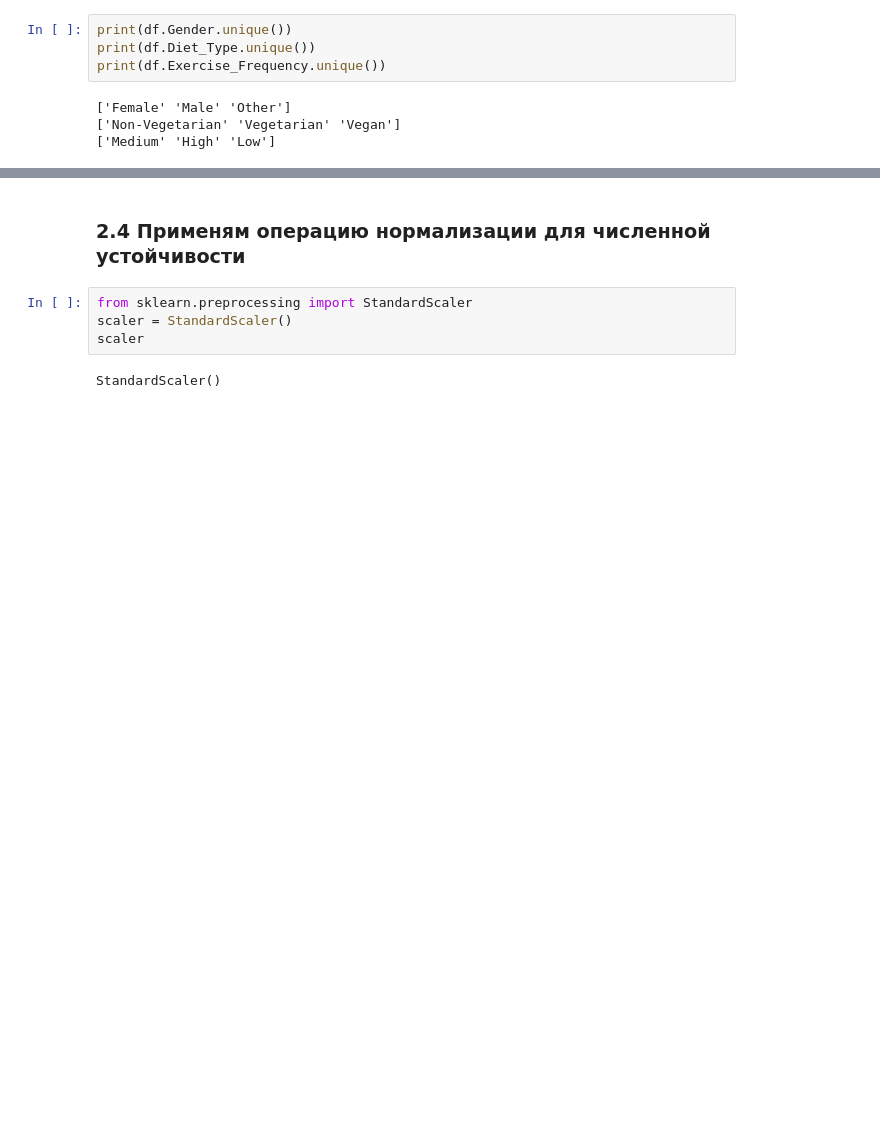
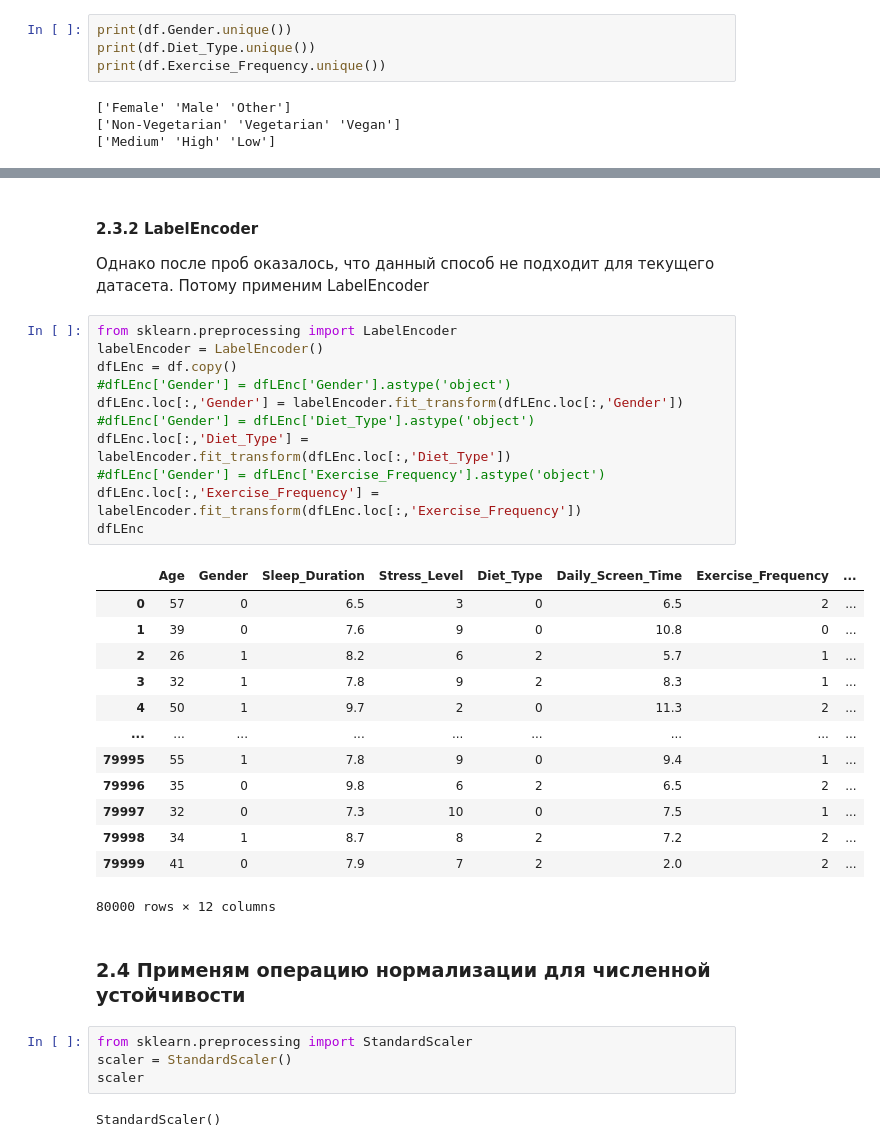
Before and after one commit to Victor-EZ/Machine-Learning, a Jupyter notebook: LR6/LR6.ipynb, the cells around one changed output, grey strips where cells are left out. Drawn from its saved outputs; the diff is of its cells as text; blank space fills up the shorter version.

```diff
--- a/LR6/LR6.ipynb
+++ b/LR6/LR6.ipynb
@@ -165,3 +140,31 @@ df.head(15)
+# %% [markdown]
+#### 2.3.2 LabelEncoder
+Однако после проб оказалось, что данный способ не подходит для текущего датасета. Потому применим LabelEncoder
+# %%
+from sklearn.preprocessing import LabelEncoder
+labelEncoder = LabelEncoder()
+dfLEnc = df.copy()
+#dfLEnc['Gender'] = dfLEnc['Gender'].astype('object')
+dfLEnc.loc[:,'Gender'] = labelEncoder.fit_transform(dfLEnc.loc[:,'Gender'])
+#dfLEnc['Gender'] = dfLEnc['Diet_Type'].astype('object')
+dfLEnc.loc[:,'Diet_Type'] = labelEncoder.fit_transform(dfLEnc.loc[:,'Diet_Type'])
+#dfLEnc['Gender'] = dfLEnc['Exercise_Frequency'].astype('object')
+dfLEnc.loc[:,'Exercise_Frequency'] = labelEncoder.fit_transform(dfLEnc.loc[:,'Exercise_Frequency'])
+dfLEnc
+# %% [output]
+|  | Age | Gender | Sleep_Duration | Stress_Level | Diet_Type | Daily_Screen_Time | Exercise_Frequency | ... |
+| 0 | 57 | 0 | 6.5 | 3 | 0 | 6.5 | 2 | ... |
+| 1 | 39 | 0 | 7.6 | 9 | 0 | 10.8 | 0 | ... |
+| 2 | 26 | 1 | 8.2 | 6 | 2 | 5.7 | 1 | ... |
+| 3 | 32 | 1 | 7.8 | 9 | 2 | 8.3 | 1 | ... |
+| 4 | 50 | 1 | 9.7 | 2 | 0 | 11.3 | 2 | ... |
+| ... | ... | ... | ... | ... | ... | ... | ... | ... |
+| 79995 | 55 | 1 | 7.8 | 9 | 0 | 9.4 | 1 | ... |
+| 79996 | 35 | 0 | 9.8 | 6 | 2 | 6.5 | 2 | ... |
+| 79997 | 32 | 0 | 7.3 | 10 | 0 | 7.5 | 1 | ... |
+| 79998 | 34 | 1 | 8.7 | 8 | 2 | 7.2 | 2 | ... |
+| 79999 | 41 | 0 | 7.9 | 7 | 2 | 2.0 | 2 | ... |
+80000 rows × 12 columns
 # %% [markdown]
 ### 2.4 Применям операцию нормализации для численной устойчивости
 # %%
```
Also changed, not shown: parts of 26 cells of this notebook.
